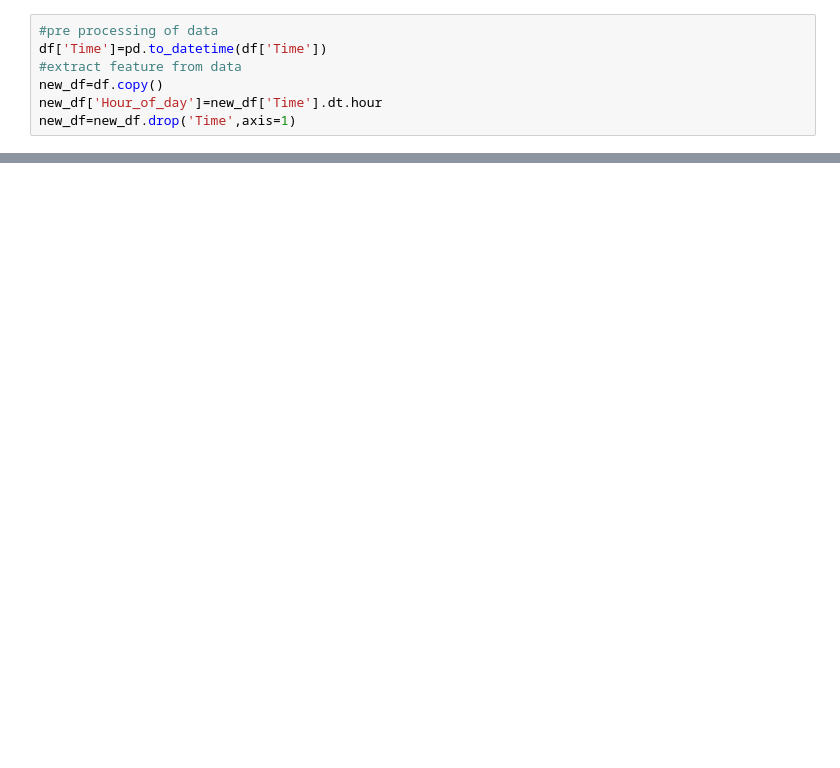
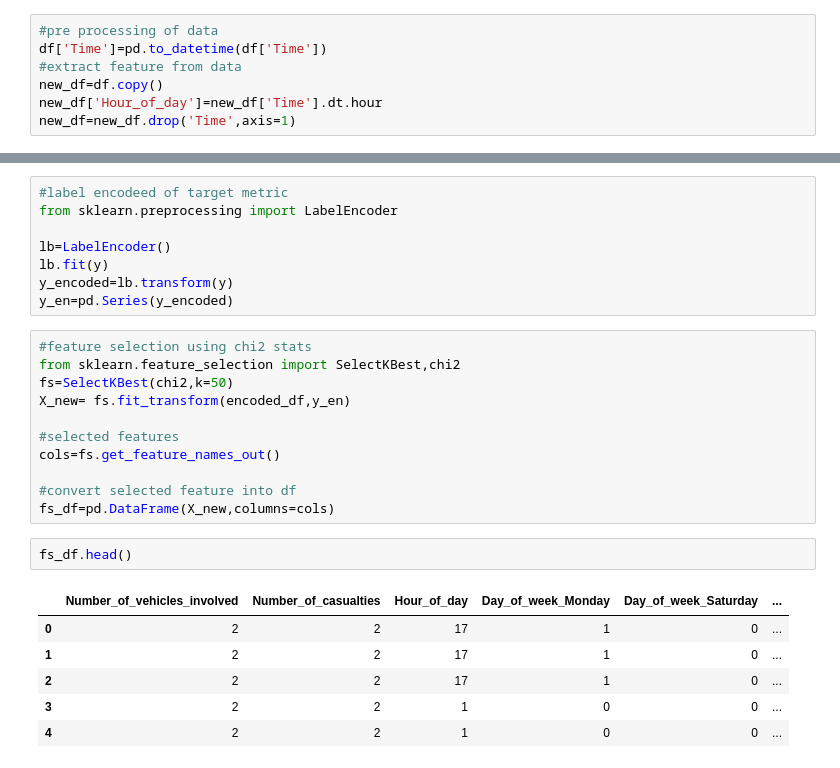
Before and after one commit to sudeep-hk/DS---Algo, a Jupyter notebook: accident_pred.ipynb, the cells around one changed output, grey strips where cells are left out. Drawn from its saved outputs; the diff is of its cells as text; blank space fills up the shorter version.

```diff
--- a/accident_pred.ipynb
+++ b/accident_pred.ipynb
@@ -112,0 +148,28 @@ new_df.head()
+# %%
+#label encodeed of target metric
+from sklearn.preprocessing import LabelEncoder
+
+lb=LabelEncoder()
+lb.fit(y)
+y_encoded=lb.transform(y)
+y_en=pd.Series(y_encoded)
+# %%
+#feature selection using chi2 stats
+from sklearn.feature_selection import SelectKBest,chi2
+fs=SelectKBest(chi2,k=50)
+X_new= fs.fit_transform(encoded_df,y_en)
+
+#selected features
+cols=fs.get_feature_names_out()
+
+#convert selected feature into df
+fs_df=pd.DataFrame(X_new,columns=cols)
+# %%
+fs_df.head()
+# %% [output]
+|  | Number_of_vehicles_involved | Number_of_casualties | Hour_of_day | Day_of_week_Monday | Day_of_week_Saturday | ... |
+| 0 | 2 | 2 | 17 | 1 | 0 | ... |
+| 1 | 2 | 2 | 17 | 1 | 0 | ... |
+| 2 | 2 | 2 | 17 | 1 | 0 | ... |
+| 3 | 2 | 2 | 1 | 0 | 0 | ... |
+| 4 | 2 | 2 | 1 | 0 | 0 | ... |
```
Also changed, not shown: parts of 10 cells of this notebook.
